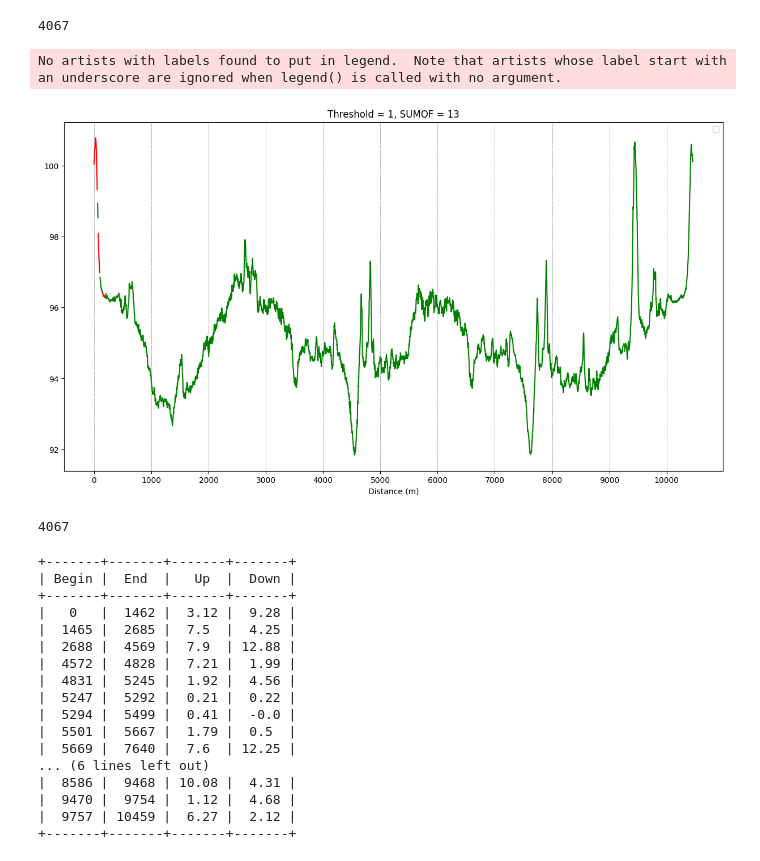
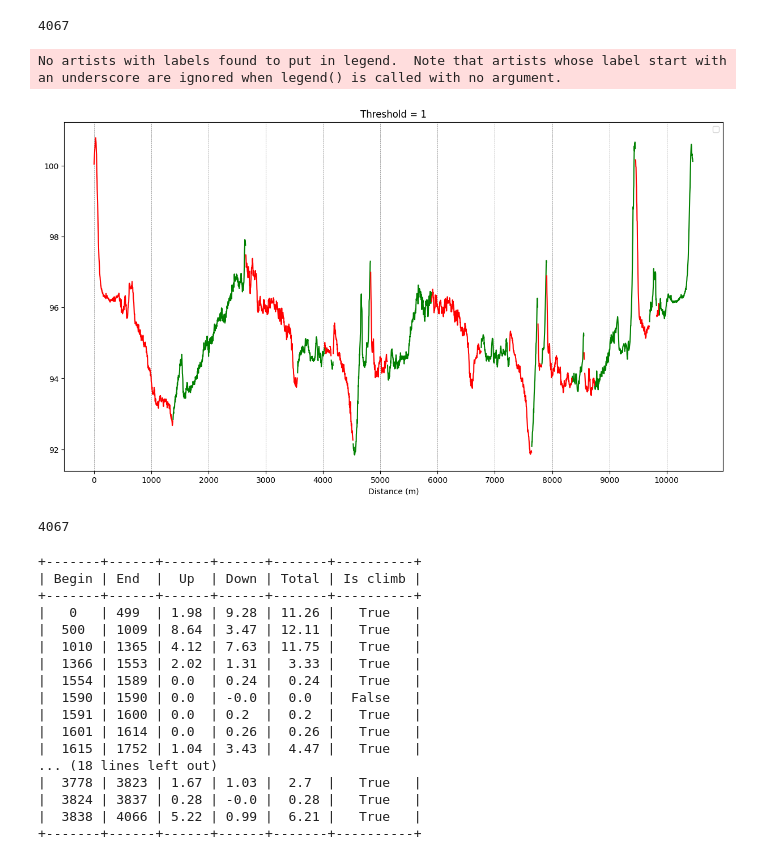
Before and after one commit to iStrzalka/gpx_sim, a Jupyter notebook: test2.ipynb, the cells around one changed output. Drawn from its saved outputs; the diff is of its cells as text; code cells hidden in the pictures.

```diff
--- a/test2.ipynb
+++ b/test2.ipynb
@@ -100,10 +121,10 @@ def test(SUMOF, THRESHOLD):
     return ascends
 # %%
 results = []
-for threshold in np.arange(0.1, 1.0, 0.1):
+for threshold in np.arange(0.2, .4, 0.25):
     for sumof in range(5, 25, 2):
         try:
-            res = test(sumof, threshold)
+            res = test(sumof, (sumof + 1) // 2, threshold)
             results.append(res)
         except:
             continue
@@ -149,35 +170,35 @@ def distance(point1, point2):
     return haversine(point1, point2)
 
 def points_to_cumulativedistance(points):
     cumulativedistance = [0]
     for i in range(1, len(points)):
         cumulativedistance.append(cumulativedistance[-1] + distance(points[i - 1][0], points[i][0]))
     return cumulativedistance
 
 cumsum = [int(x * 1000) for x in points_to_cumulativedistance(points_run)]
 
 plt.figure(figsize=(15, 8))
 plt.xlabel('Distance (m)')
 plt.xticks(range(0, cumsum[-1], 1000))
 for i in range(0, cumsum[-1], 1000):
     plt.axvline(i, color='gray', linestyle='--', linewidth=0.5)
 
 # x_res_sum = [cumsum[x] for x in x_res]
 for begin_climb, end_climb in climbs:
     plt.plot([cumsum[x] for x in range(begin_climb, end_climb)], elevation_map_run[begin_climb:end_climb], color='green')
     # plt.plot([cumsum[x] for x in [begin_climb[i], end_climb[i]]],  [elevation_map_run[begin_climb[i]], elevation_map_run[end_climb[i]]] , color='green')
 
 
 for begin_descend, end_descend in descends:
     # plt.plot([cumsum[x] for x in [begin_descend[i], end_descend[i]]],  [elevation_map_run[begin_descend[i]], elevation_map_run[end_descend[i]]] , color='red')
     plt.plot([cumsum[x] for x in range(begin_descend, end_descend)], elevation_map_run[begin_descend:end_descend], color='red')
 
-plt.title('Threshold = {THRESHOLD}, SUMOF = {SUMOF}'.format(THRESHOLD=1, SUMOF=SUMOF))
+plt.title('Threshold = {THRESHOLD}'.format(THRESHOLD=1))
 plt.legend()
 plt.show()
 # %% [output]
 No artists with labels found to put in legend.  Note that artists whose label start with an underscore are ignored when legend() is called with no argument.
-[figure, old version]
+[figure, new version]
 # %%
 x_, y_ = cut_to_threshold(elevation_map_run, 0.25)
 y__ = [0 for i in range(len(elevation_map_run))]
@@ -211,38 +232,45 @@ def uwu(data, asc, desc, threshold):
     llist = []
     for (a, b) in asc:
         # print("{}-{}: {:.2f}+ {:.2f}-".format(cumsum[a], cumsum[b], y_up[b] - y_up[a], y_down[b] - y_down[a]))
-        llist.append((cumsum[a], cumsum[b], y_up[b] - y_up[a], y_down[b] - y_down[a], y_up[b] - y_up[a] + y_down[b] - y_down[a]))
+        llist.append((a, b, y_up[b] - y_up[a], y_down[b] - y_down[a], y_up[b] - y_up[a] - (y_down[b] - y_down[a])))
 
     # print("Descends:")
     for (a, b) in desc:
         # print("{}-{}: {:.2f}+ {:.2f}-".format(cumsum[a], cumsum[b], y_up[b] - y_up[a], y_down[b] - y_down[a]))
-        llist.append((cumsum[a], cumsum[b], y_up[b] - y_up[a], y_down[b] - y_down[a], y_up[b] - y_up[a] + y_down[b] - y_down[a]))
+        llist.append((a, b, y_up[b] - y_up[a], y_down[b] - y_down[a], y_up[b] - y_up[a] - (y_down[b] - y_down[a])))
+
+    def change(list):
+        for i in range(len(list)):
+            if list[4] < 0.5:
+                pass
 
     import prettytable
     tb = prettytable.PrettyTable()
-    tb.field_names = ["Begin", "End", "Up", "Down"]
+    tb.field_names = ["Begin", "End", "Up", "Down", "Total", "Is climb"]
     llist.sort()
     for (a, b, c, d, e) in llist:
-        tb.add_row([a, b, round(c, 2), round(-d, 2)])
+        tb.add_row([a, b, round(c, 2), round(-d, 2), round(e, 2), e > 0])
 
     print(tb)
 
-uwu(elevation_map_run, climbs, descends, 0.2)
+    return llist
+
+llist = uwu(elevation_map_run, climbs, descends, 0.2)
 # %% [output]
-+-------+-------+-------+-------+
-| Begin |  End  |   Up  |  Down |
-+-------+-------+-------+-------+
-|   0   |  1462 |  3.12 |  9.28 |
-|  1465 |  2685 |  7.5  |  4.25 |
-|  2688 |  4569 |  7.9  | 12.88 |
-|  4572 |  4828 |  7.21 |  1.99 |
-|  4831 |  5245 |  1.92 |  4.56 |
-|  5247 |  5292 |  0.21 |  0.22 |
-|  5294 |  5499 |  0.41 |  -0.0 |
-|  5501 |  5667 |  1.79 |  0.5  |
-|  5669 |  7640 |  7.6  | 12.25 |
-... (6 lines left out)
-|  8586 |  9468 | 10.08 |  4.31 |
-|  9470 |  9754 |  1.12 |  4.68 |
-|  9757 | 10459 |  6.27 |  2.12 |
-+-------+-------+-------+-------+
++-------+------+------+------+-------+----------+
+| Begin | End  |  Up  | Down | Total | Is climb |
++-------+------+------+------+-------+----------+
+|   0   | 499  | 1.98 | 9.28 | 11.26 |   True   |
+|  500  | 1009 | 8.64 | 3.47 | 12.11 |   True   |
+|  1010 | 1365 | 4.12 | 7.63 | 11.75 |   True   |
+|  1366 | 1553 | 2.02 | 1.31 |  3.33 |   True   |
+|  1554 | 1589 | 0.0  | 0.24 |  0.24 |   True   |
+|  1590 | 1590 | 0.0  | -0.0 |  0.0  |  False   |
+|  1591 | 1600 | 0.0  | 0.2  |  0.2  |   True   |
+|  1601 | 1614 | 0.0  | 0.26 |  0.26 |   True   |
+|  1615 | 1752 | 1.04 | 3.43 |  4.47 |   True   |
+... (18 lines left out)
+|  3778 | 3823 | 1.67 | 1.03 |  2.7  |   True   |
+|  3824 | 3837 | 0.28 | -0.0 |  0.28 |   True   |
+|  3838 | 4066 | 5.22 | 0.99 |  6.21 |   True   |
++-------+------+------+------+-------+----------+
```
Also changed, not shown: parts of 4 cells of this notebook, 4 other files.
